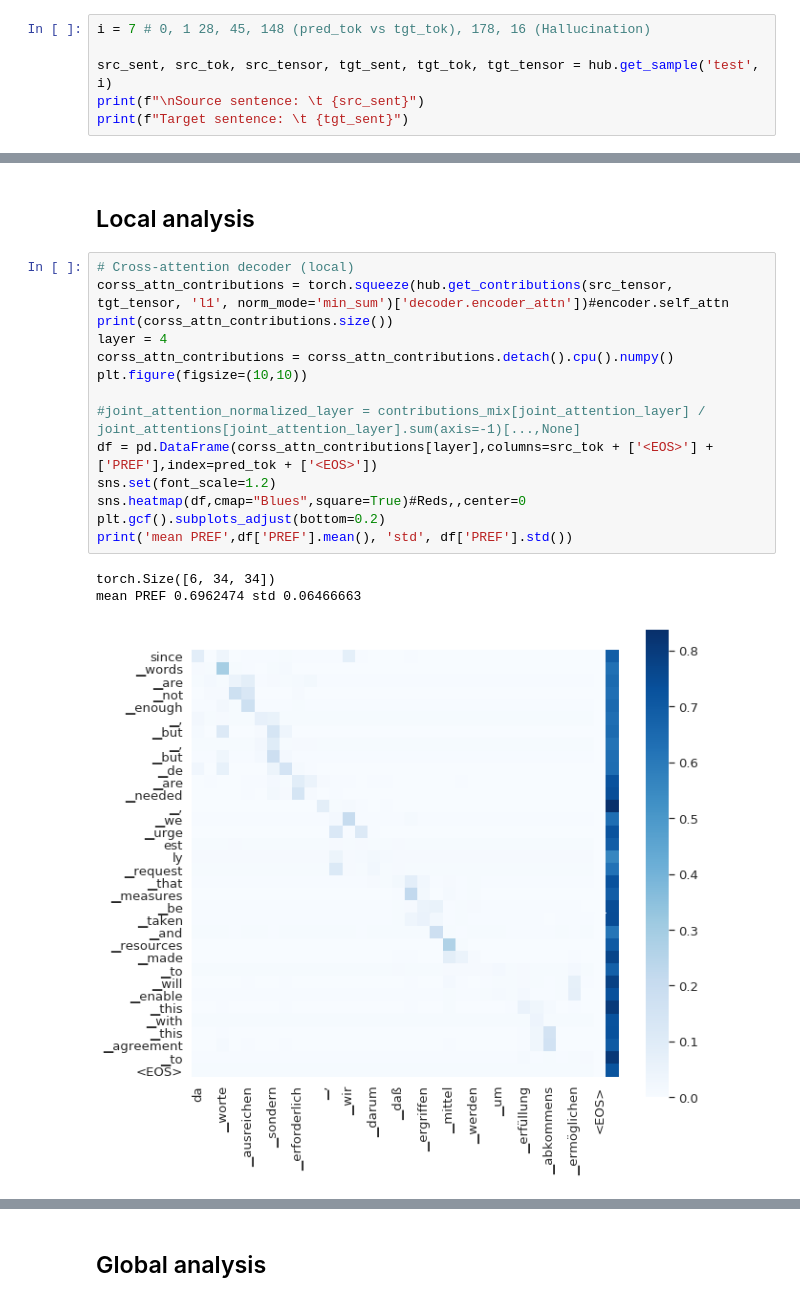
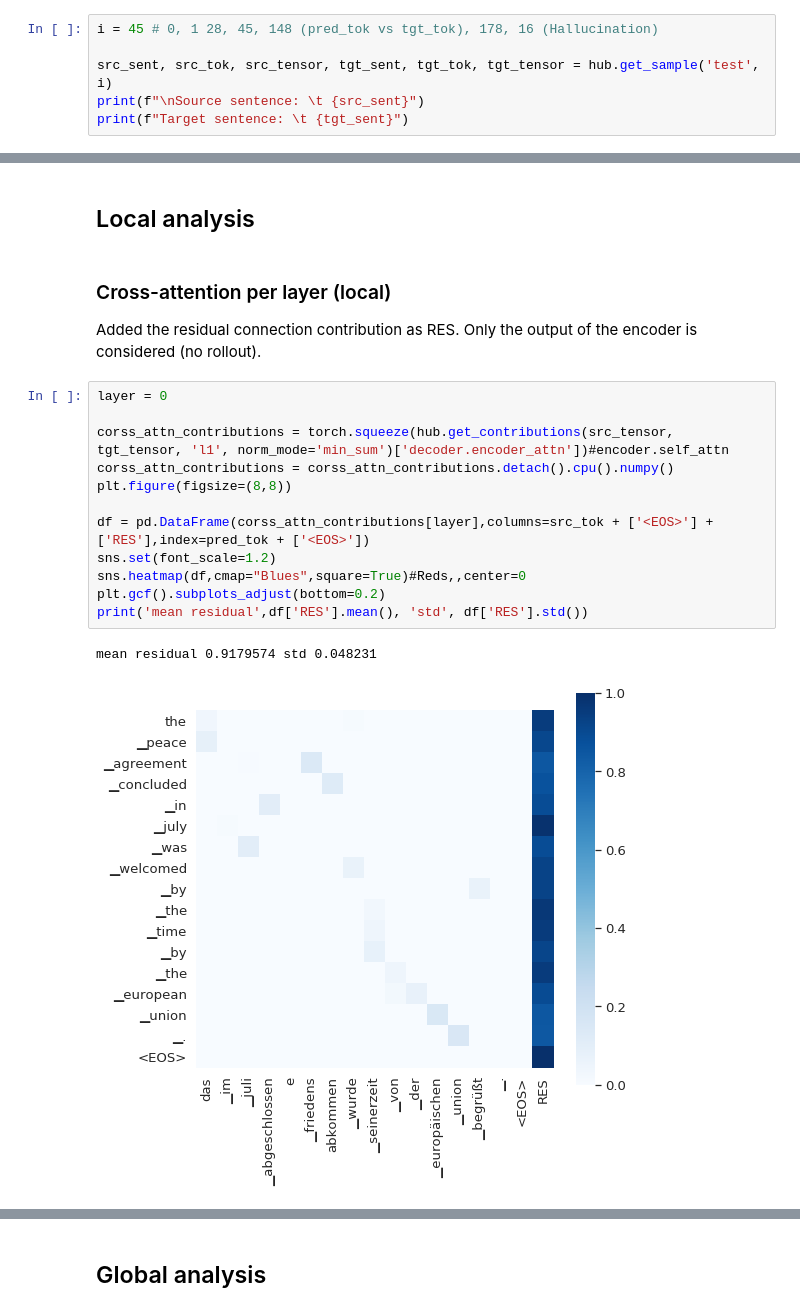
Before and after one commit to mt-upc/transformer-contributions-nmt, a Jupyter notebook: nmt_interpretability.ipynb, the cells around one changed output, grey strips where cells are left out. Drawn from its saved outputs; the diff is of its cells as text.

Commit message:
update rollout and new method

```diff
--- a/nmt_interpretability.ipynb
+++ b/nmt_interpretability.ipynb
@@ -86,5 +79,5 @@ Target sentence:         however , to sum up , what we are going to do here in t
 # %%
-i = 7 # 0, 1 28, 45, 148 (pred_tok vs tgt_tok), 178, 16 (Hallucination)
+i = 45 # 0, 1 28, 45, 148 (pred_tok vs tgt_tok), 178, 16 (Hallucination)
 
 src_sent, src_tok, src_tensor, tgt_sent, tgt_tok, tgt_tensor = hub.get_sample('test', i)
 print(f"\nSource sentence: \t {src_sent}")
@@ -122,20 +115,21 @@ BEAM SEARCH
 # %% [markdown]
 ## Local analysis
+# %% [markdown]
+### Cross-attention per layer (local)
+
+Added the residual connection contribution as RES. Only the output of the encoder is considered (no rollout).
 # %%
-# Cross-attention decoder (local)
+layer = 0
+
 corss_attn_contributions = torch.squeeze(hub.get_contributions(src_tensor, tgt_tensor, 'l1', norm_mode='min_sum')['decoder.encoder_attn'])#encoder.self_attn
-print(corss_attn_contributions.size())
-layer = 4
 corss_attn_contributions = corss_attn_contributions.detach().cpu().numpy()
-plt.figure(figsize=(10,10))
+plt.figure(figsize=(8,8))
 
-#joint_attention_normalized_layer = contributions_mix[joint_attention_layer] / joint_attentions[joint_attention_layer].sum(axis=-1)[...,None]
-df = pd.DataFrame(corss_attn_contributions[layer],columns=src_tok + ['<EOS>'] + ['PREF'],index=pred_tok + ['<EOS>'])
+df = pd.DataFrame(corss_attn_contributions[layer],columns=src_tok + ['<EOS>'] + ['RES'],index=pred_tok + ['<EOS>'])
 sns.set(font_scale=1.2)
 sns.heatmap(df,cmap="Blues",square=True)#Reds,,center=0
 plt.gcf().subplots_adjust(bottom=0.2)
-print('mean PREF',df['PREF'].mean(), 'std', df['PREF'].std())
+print('mean residual',df['RES'].mean(), 'std', df['RES'].std())
 # %% [output]
-torch.Size([6, 34, 34])
-mean PREF 0.6962474 std 0.06466663
+mean residual 0.9179574 std 0.048231
-[figure, old version]
+[figure, new version]
```
Also changed, not shown: parts of 22 cells of this notebook, 2 other files.
